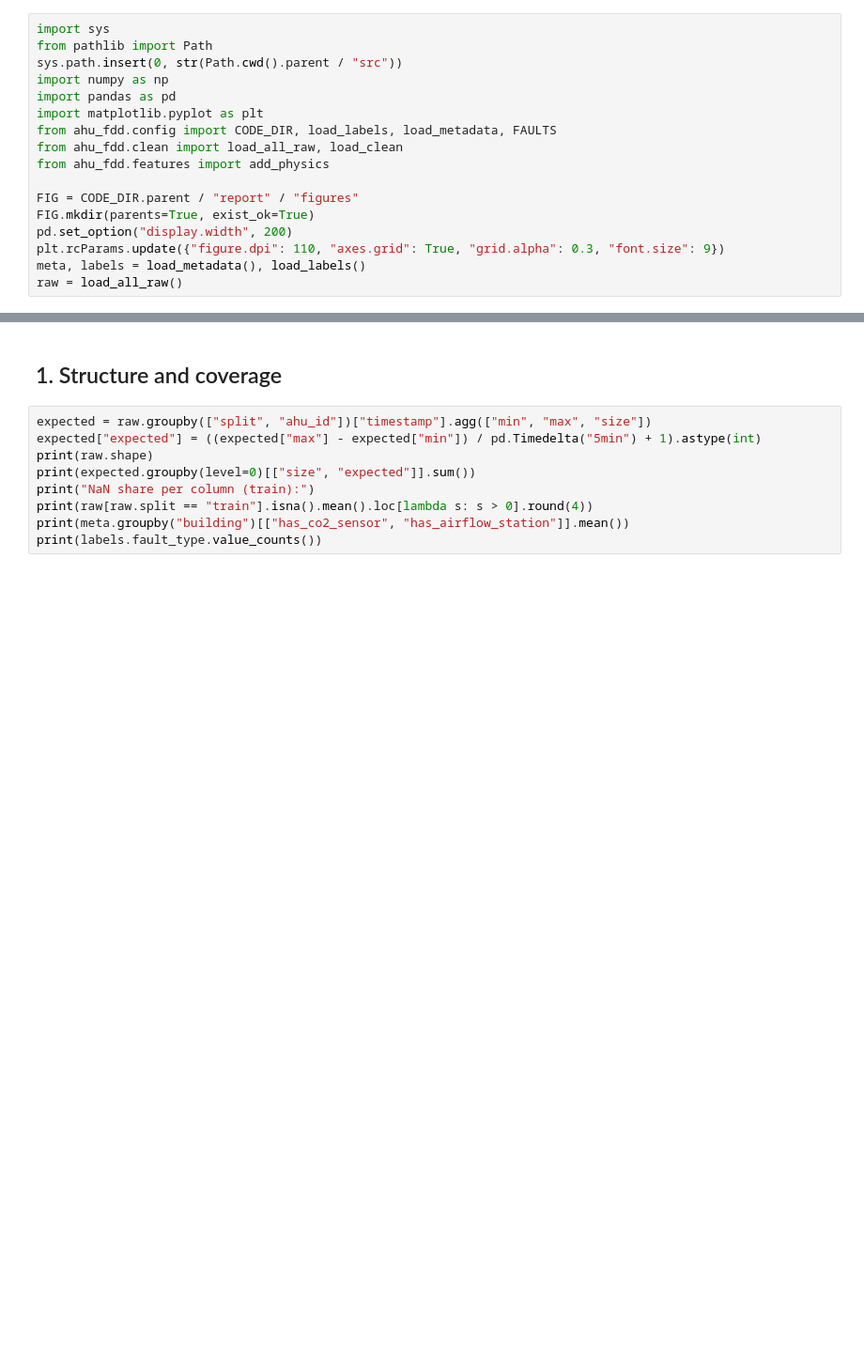
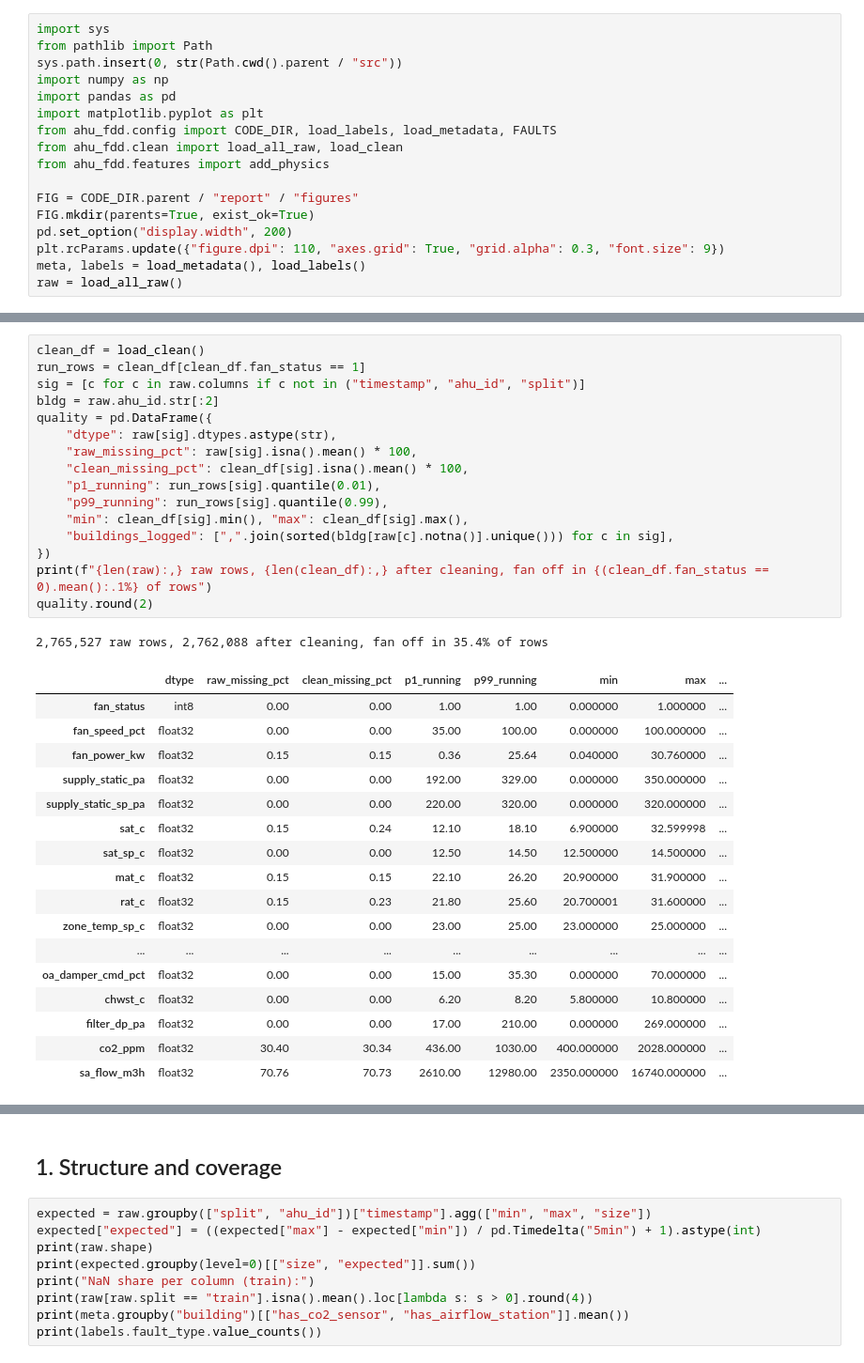
Before and after one commit to nauvalZulfikar/ahu-fault-detection, a Jupyter notebook: code/notebooks/01_eda.ipynb, the cells around one changed output, grey strips where cells are left out. Shown at 94% size. Cells and saved outputs as stored; diff of their text form; blank space fills up the shorter version.

```diff
--- a/code/notebooks/01_eda.ipynb
+++ b/code/notebooks/01_eda.ipynb
@@ -23,0 +43,35 @@ raw = load_all_raw()
+# %%
+clean_df = load_clean()
+run_rows = clean_df[clean_df.fan_status == 1]
+sig = [c for c in raw.columns if c not in ("timestamp", "ahu_id", "split")]
+bldg = raw.ahu_id.str[:2]
+quality = pd.DataFrame({
+    "dtype": raw[sig].dtypes.astype(str),
+    "raw_missing_pct": raw[sig].isna().mean() * 100,
+    "clean_missing_pct": clean_df[sig].isna().mean() * 100,
+    "p1_running": run_rows[sig].quantile(0.01),
+    "p99_running": run_rows[sig].quantile(0.99),
+    "min": clean_df[sig].min(), "max": clean_df[sig].max(),
+    "buildings_logged": [",".join(sorted(bldg[raw[c].notna()].unique())) for c in sig],
+})
+print(f"{len(raw):,} raw rows, {len(clean_df):,} after cleaning, fan off in {(clean_df.fan_status == 0).mean():.1%} of rows")
+quality.round(2)
+# %% [output]
+2,765,527 raw rows, 2,762,088 after cleaning, fan off in 35.4% of rows
+|  | dtype | raw_missing_pct | clean_missing_pct | p1_running | p99_running | min | max | ... |
+| fan_status | int8 | 0.00 | 0.00 | 1.00 | 1.00 | 0.000000 | 1.000000 | ... |
+| fan_speed_pct | float32 | 0.00 | 0.00 | 35.00 | 100.00 | 0.000000 | 100.000000 | ... |
+| fan_power_kw | float32 | 0.15 | 0.15 | 0.36 | 25.64 | 0.040000 | 30.760000 | ... |
+| supply_static_pa | float32 | 0.00 | 0.00 | 192.00 | 329.00 | 0.000000 | 350.000000 | ... |
+| supply_static_sp_pa | float32 | 0.00 | 0.00 | 220.00 | 320.00 | 0.000000 | 320.000000 | ... |
+| sat_c | float32 | 0.15 | 0.24 | 12.10 | 18.10 | 6.900000 | 32.599998 | ... |
+| sat_sp_c | float32 | 0.00 | 0.00 | 12.50 | 14.50 | 12.500000 | 14.500000 | ... |
+| mat_c | float32 | 0.15 | 0.15 | 22.10 | 26.20 | 20.900000 | 31.900000 | ... |
+| rat_c | float32 | 0.15 | 0.23 | 21.80 | 25.60 | 20.700001 | 31.600000 | ... |
+| zone_temp_sp_c | float32 | 0.00 | 0.00 | 23.00 | 25.00 | 23.000000 | 25.000000 | ... |
+| ... | ... | ... | ... | ... | ... | ... | ... | ... |
+| oa_damper_cmd_pct | float32 | 0.00 | 0.00 | 15.00 | 35.30 | 0.000000 | 70.000000 | ... |
+| chwst_c | float32 | 0.00 | 0.00 | 6.20 | 8.20 | 5.800000 | 10.800000 | ... |
+| filter_dp_pa | float32 | 0.00 | 0.00 | 17.00 | 210.00 | 0.000000 | 269.000000 | ... |
+| co2_ppm | float32 | 30.40 | 30.34 | 436.00 | 1030.00 | 400.000000 | 2028.000000 | ... |
+| sa_flow_m3h | float32 | 70.76 | 70.73 | 2610.00 | 12980.00 | 2350.000000 | 16740.000000 | ... |
```
Also changed, not shown: parts of 4 cells of this notebook, 17 other files.
